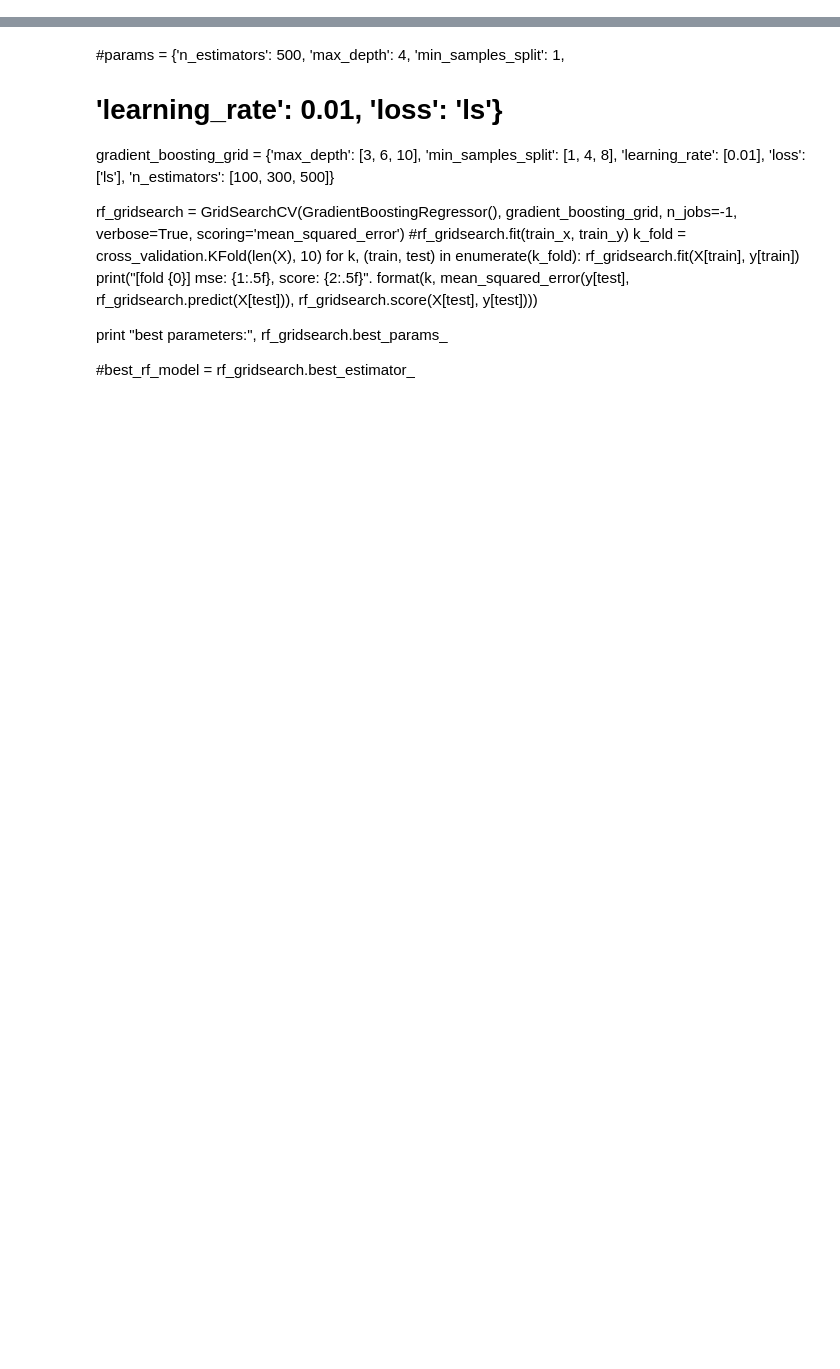
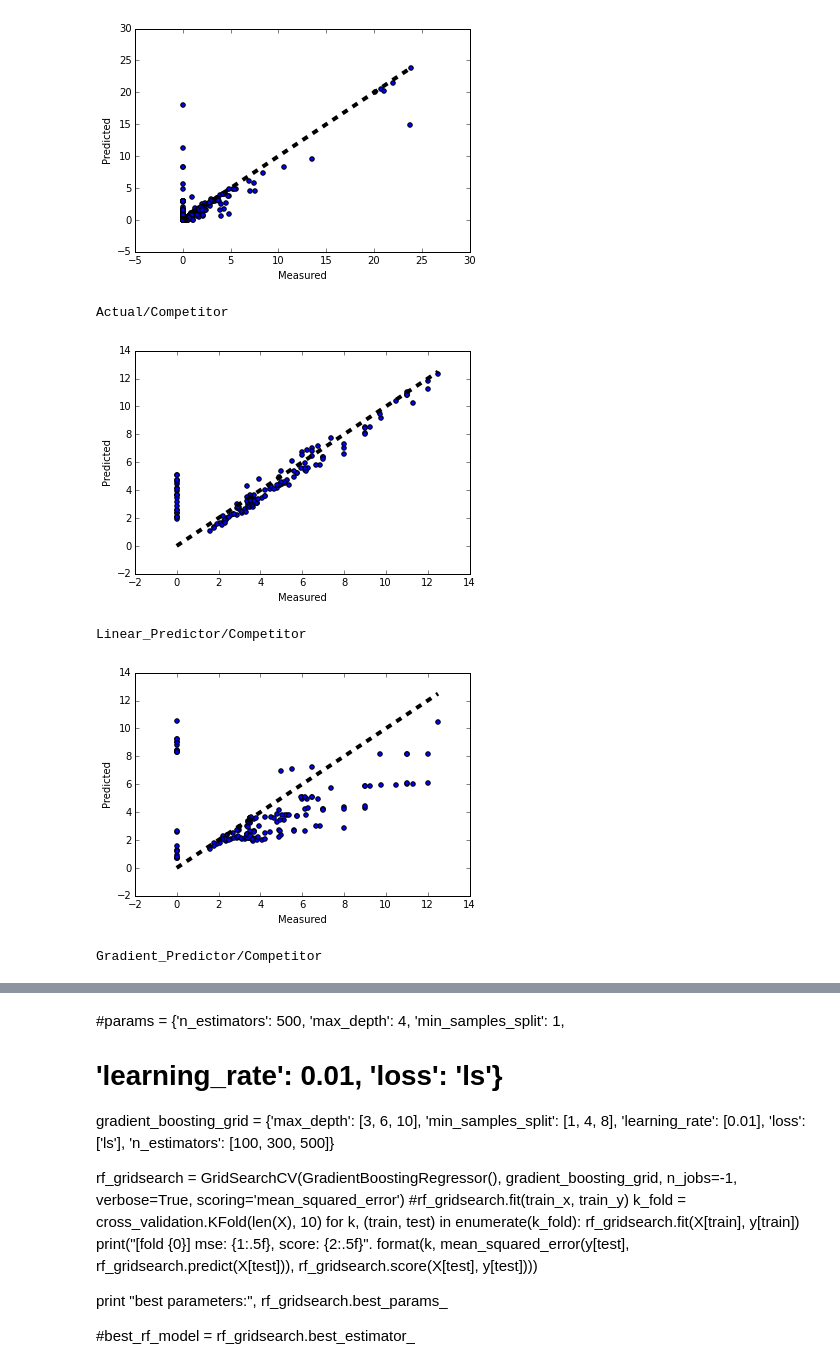
Before and after one commit to thefifthhead/data-science-contests, a Jupyter notebook: CrowdAnalytics/BiddingPriceGenericDrugs/bidding_price_new.ipynb, the cells around one changed output, grey strips where cells are left out. Cells and saved outputs as stored; diff of their text form; code cells hidden in the pictures; blank space fills up the shorter version.

```diff
--- a/CrowdAnalytics/BiddingPriceGenericDrugs/bidding_price_new.ipynb
+++ b/CrowdAnalytics/BiddingPriceGenericDrugs/bidding_price_new.ipynb
@@ -184,0 +183,22 @@ X_train,X_test,y_train,y_test=train_test_split(X, y, test_size=0.33, random_stat
+# %%
+y_test_pred_reg = linear_reg.predict(X_test_mtx)
+y_test_pred_gb = gradient_boost.predict(X_test_mtx)
+zipped = zip(y_test_pred_reg, y_test_pred_gb)
+plot_scatter(features['Competitor_2nd_Lowest_Price_per_standard_unit'], features['Winning_price_per_standard_unit'])
+print "Actual/Competitor"
+plot_scatter(feature_test['Competitor_2nd_Lowest_Price_per_standard_unit'], y_test_pred_reg)
+print "Linear_Predictor/Competitor"
+plot_scatter(feature_test['Competitor_2nd_Lowest_Price_per_standard_unit'], y_test_pred_gb)
+print "Gradient_Predictor/Competitor"
+
+def merge_gb_linear(row):
+    if row['Competitor'] == 0:
+        return row['gb']
+    return row['linear']
+# %% [output]
+[figure, added]
+Actual/Competitor
+[figure, added]
+Linear_Predictor/Competitor
+[figure, added]
+Gradient_Predictor/Competitor
```
Also changed, not shown: parts of 52 cells of this notebook.
